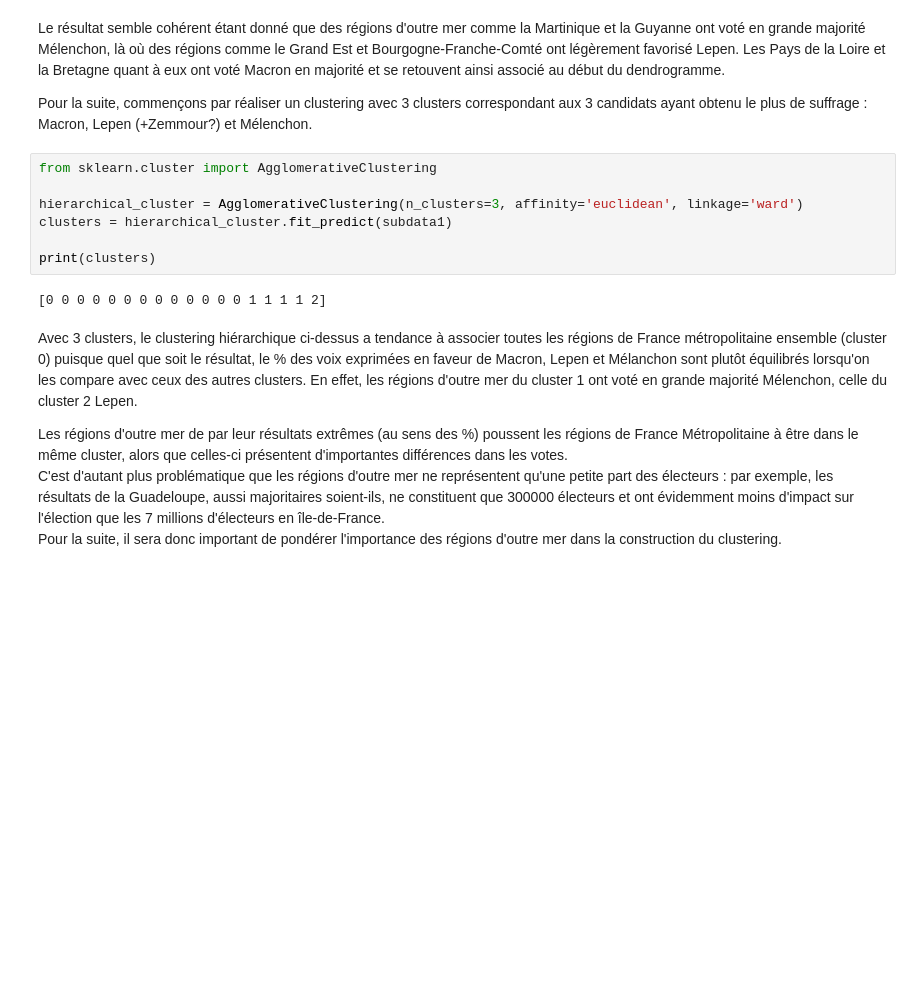
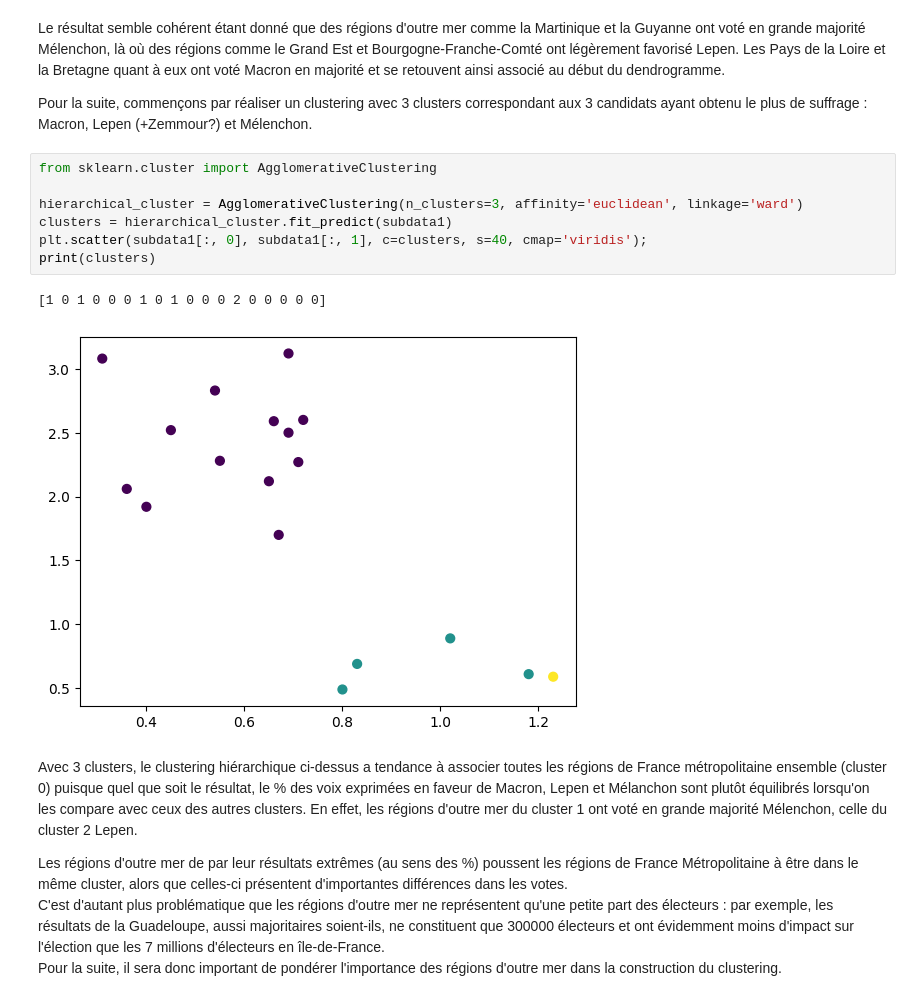
Before and after one commit to Abdellah-Laassairi/apst2-model-based-clustering, a Jupyter notebook: Presidential_elections_clustering.ipynb, the cells around one changed output. Cells and saved outputs as stored; diff of their text form; blank space fills up the shorter version.

```diff
--- a/Presidential_elections_clustering.ipynb
+++ b/Presidential_elections_clustering.ipynb
@@ -161,12 +162,13 @@ Pour la suite, commençons par réaliser un clustering avec 3 clusters correspon
 # %%
 from sklearn.cluster import AgglomerativeClustering
 
 hierarchical_cluster = AgglomerativeClustering(n_clusters=3, affinity='euclidean', linkage='ward')
 clusters = hierarchical_cluster.fit_predict(subdata1)
-
+plt.scatter(subdata1[:, 0], subdata1[:, 1], c=clusters, s=40, cmap='viridis');
 print(clusters)
 # %% [output]
-[0 0 0 0 0 0 0 0 0 0 0 0 0 1 1 1 1 2]
+[1 0 1 0 0 0 1 0 1 0 0 0 2 0 0 0 0 0]
+[figure, added]
 # %% [markdown]
 Avec 3 clusters, le clustering hiérarchique ci-dessus a tendance à associer toutes les régions de France métropolitaine ensemble (cluster 0) puisque quel que soit le résultat, le % des voix exprimées en faveur de Macron, Lepen et Mélanchon sont plutôt équilibrés lorsqu'on les compare avec ceux des autres clusters.
 En effet, les régions d'outre mer du cluster 1 ont voté en grande majorité Mélenchon, celle du cluster 2 Lepen.
```
Also changed, not shown: parts of 10 cells of this notebook, 1 other file.
